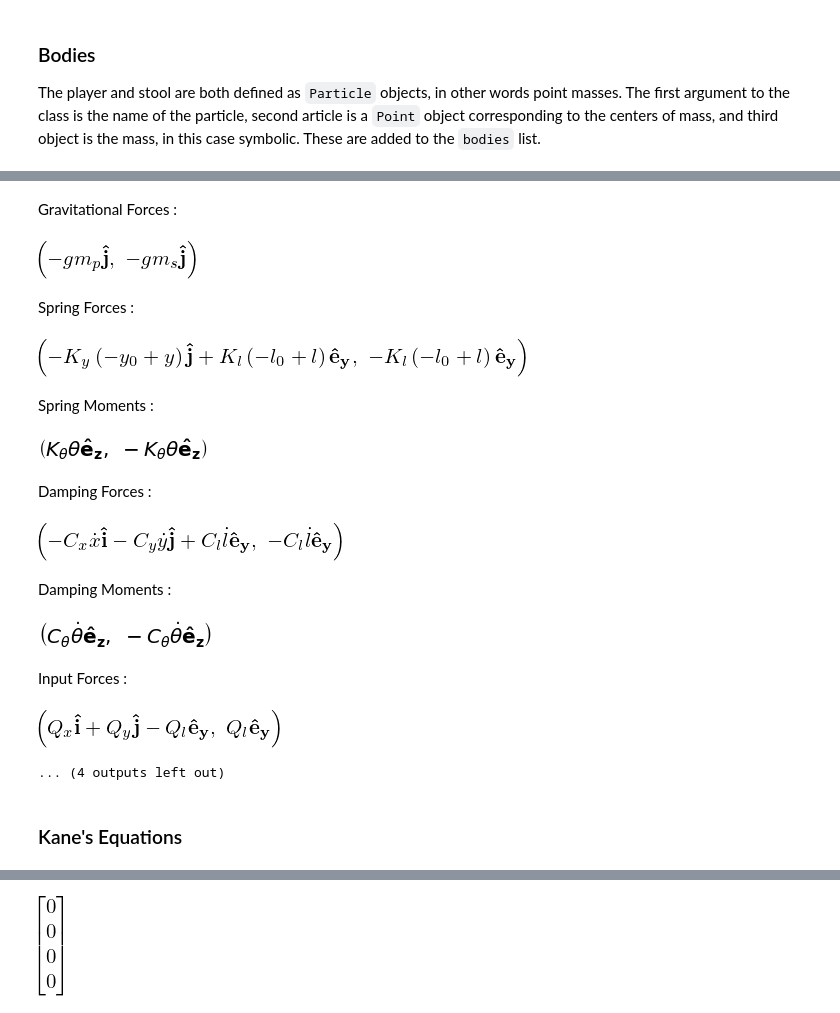
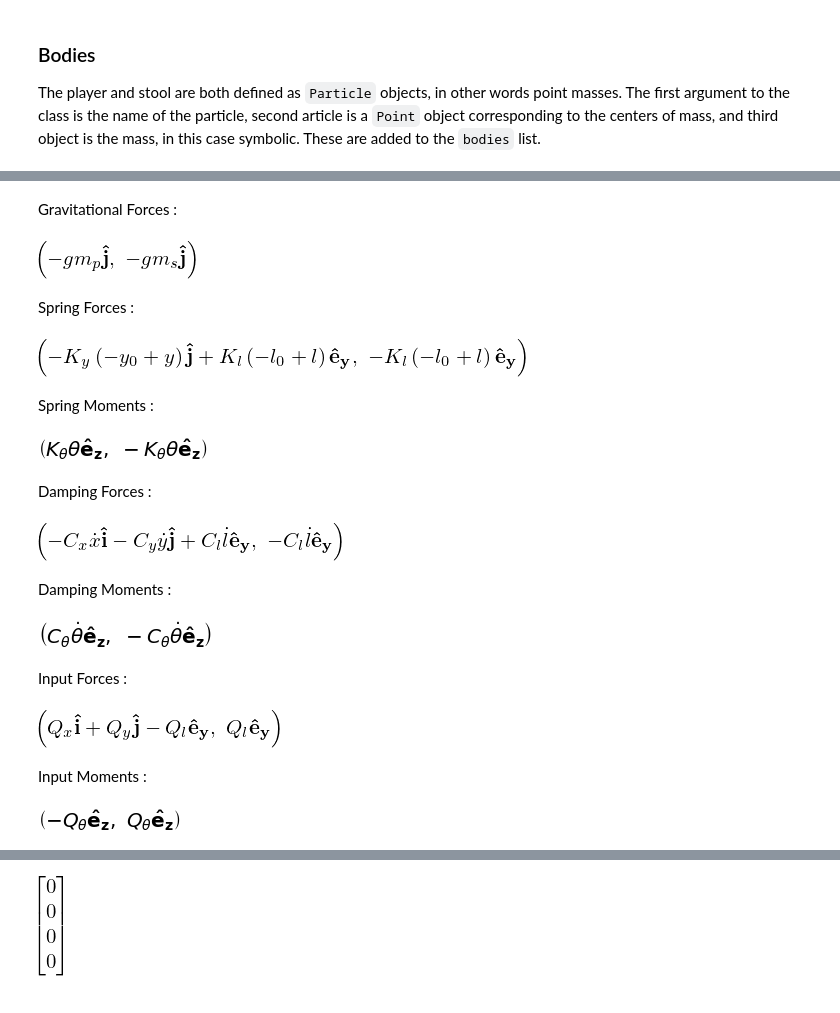
Before and after one commit to radcli14/drubble, a Jupyter notebook: extra_data/eom.ipynb, the cells around one changed output, grey strips where cells are left out. Cells and saved outputs as stored; diff of their text form; code cells hidden in the pictures.

Commit message:
Updated the EOM generation notebook, included derivation using the built-in Kane and Lagrange methods

```diff
--- a/extra_data/eom.ipynb
+++ b/extra_data/eom.ipynb
@@ -235,34 +238,33 @@ gravitational_forces = Fg = - mp * grav * R.y, -ms * grav * R.y
 spring_forces = Fk = - Ky * (y - y0) * R.y + Kl * (l - l0) * E.y, - Kl * (l - l0) * E.y
 spring_moments = Mk = Kt * th * E.z, - Kt * th * E.z
 damping_forces = Fd = - Cx * dxdt * R.x - Cy * dydt * R.y + Cl * dldt * E.y, - Cl * dldt * E.y
 damping_moments = Md = Cth * dthdt * E.z, - Cth * dthdt * E.z
 input_forces = Fi = Qx * R.x + Qy * R.y - Ql * E.y, Ql * E.y
 input_moments = Mi = - Qth * E.z, Qth * E.z
 loads = [(player_cm, Fg[0] + Fk[0] + Fd[0] + Fi[0]),  # Forces on the player
          (stool_cm, Fg[1] + Fk[1] + Fd[1] + Fi[1]),   # Forces on the stool
          (R, Mk[0] + Md[0] + Mi[0]),                  # Moments on the player, R-frame
          (E, Mk[1] + Md[1] + Mi[1])]                  # Moments on the stool, E-frame
 display(Latex('Gravitational Forces : '), Fg)
 display(Latex('Spring Forces : '), Fk)
 display(Latex('Spring Moments : '), Mk)
 display(Latex('Damping Forces : '), Fd)
 display(Latex('Damping Moments : '), Md)
 display(Latex('Input Forces : '), Fi)
 display(Latex('Input Moments : '), Mi)
-display(Latex('Net Forces and Moments: '), loads)
+# display(Latex('Net Forces and Moments: '), loads)
 # %% [output]
 Gravitational Forces :
 [figure]
 Spring Forces :
 [figure]
 Spring Moments :
 [figure]
 Damping Forces :
 [figure]
 Damping Moments :
 [figure]
 Input Forces :
 [figure]
-... (4 outputs left out)
+Input Moments :
+[figure, added]
-# %% [markdown]
-### Kane's Equations
```
Also changed, not shown: parts of 18 cells of this notebook, 2 other files.
